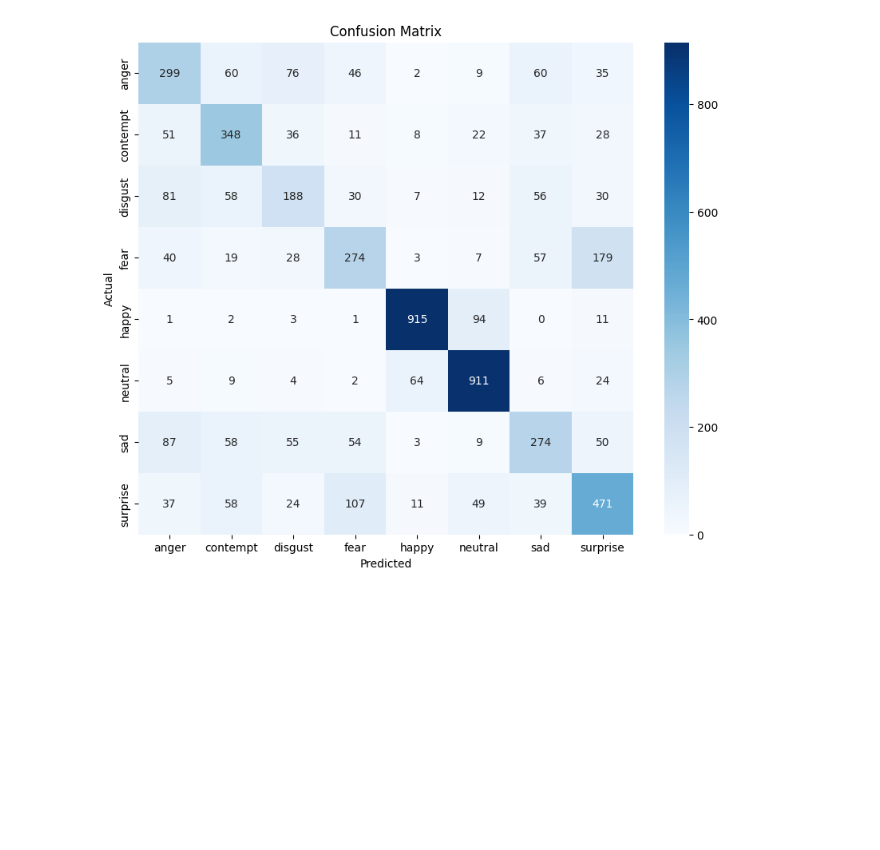
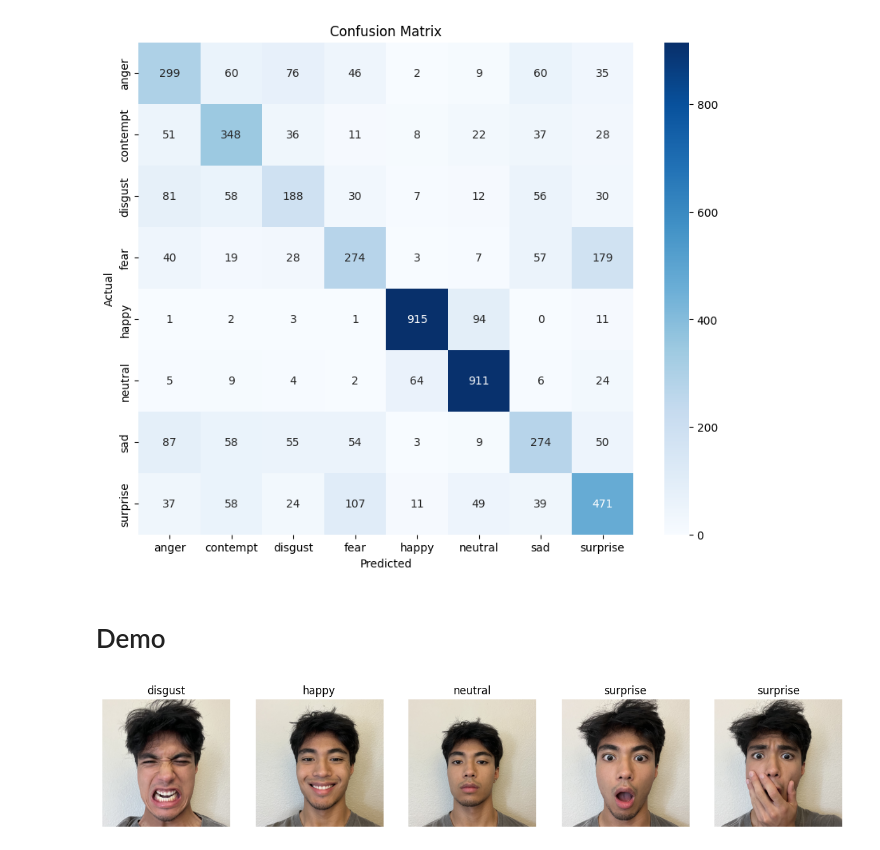
Before and after one commit to jaryd-bones/Emotion-Recognition-CNN, a Jupyter notebook: main.ipynb, the cells around one changed output. Saved outputs shown, nothing was run; the diff lists cells and outputs as text; code cells hidden in the pictures; blank space fills up the shorter version.

Commit message:
added code for demo

```diff
--- a/main.ipynb
+++ b/main.ipynb
@@ -356,3 +356,49 @@ plt.title('Confusion Matrix')
 plt.show()
 # %% [output]
 [figure]
+# %% [markdown]
+# Demo
+# %%
+# Path to images directory
+images_dir = 'myImages'
+
+# Transform to downsample images
+transform = transforms.Compose([
+    transforms.Resize((96, 96)),
+    transforms.ToTensor()
+])
+
+images = []
+predictions = []
+
+# Load all images from the directory
+for filename in os.listdir(images_dir):
+    if filename.endswith('.JPG') or filename.endswith('.jpg'):
+        image_path = os.path.join(images_dir, filename)
+        original_image = Image.open(image_path).convert('RGB')
+        downsampled_image = transform(original_image).unsqueeze(0)  # Downsample images
+        downsampled_image = downsampled_image.to(device)
+
+        # Get the model's prediction
+        with torch.no_grad():
+            output = loaded_model(downsampled_image)
+            _, predicted_label = torch.max(output, 1)
+
+        # Map the predicted label to emotion
+        predicted_emotion = int_to_label[predicted_label.item()]
+
+        # Store the original image and prediction
+        images.append(original_image)
+        predictions.append(predicted_emotion)
+
+# Plot the images and their predictions
+plt.figure(figsize=(15, 5))
+for idx, (image, prediction) in enumerate(zip(images, predictions)):
+    plt.subplot(1, len(images), idx + 1)
+    plt.imshow(image)
+    plt.title(prediction)
+    plt.axis('off')
+
+plt.show()
+# %% [output]
+[figure, added]
```
Also changed, not shown: parts of 1 cell of this notebook, 6 other files.
